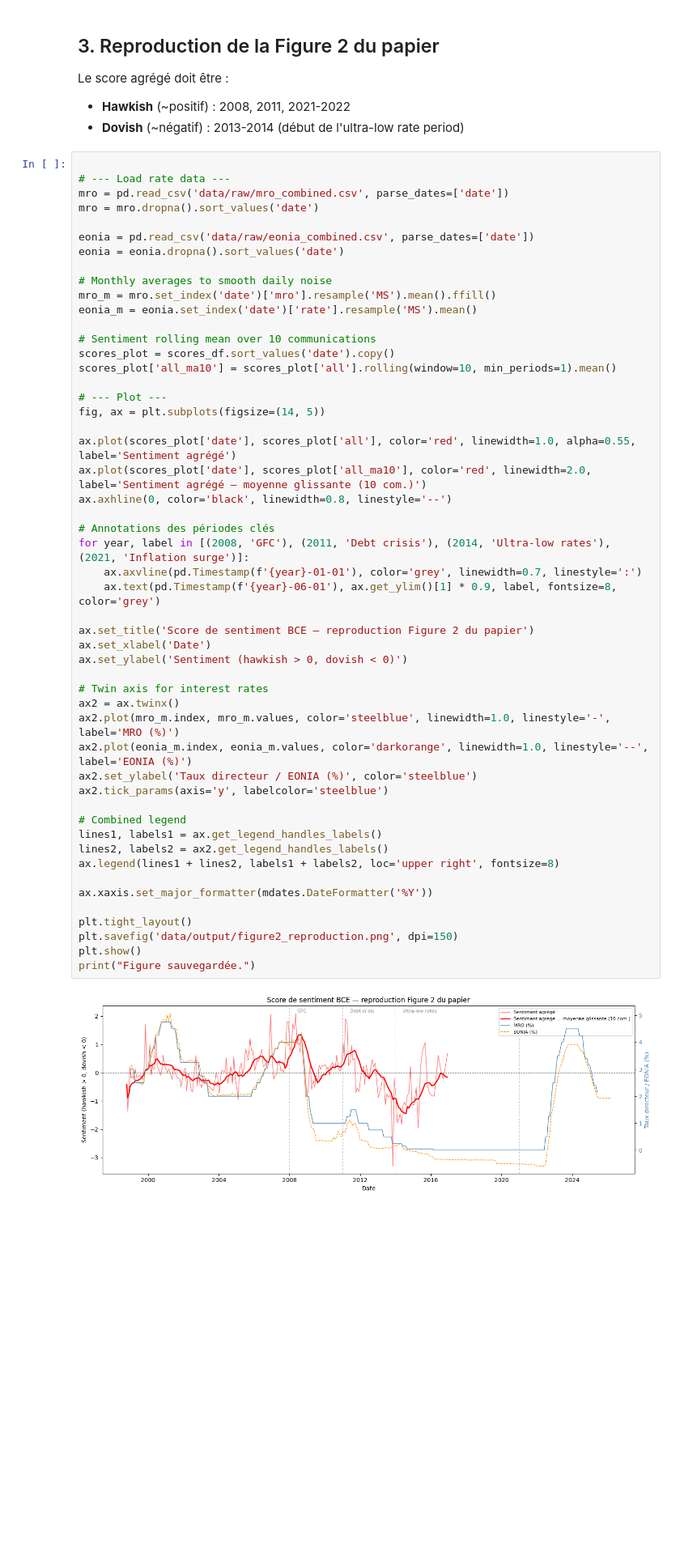
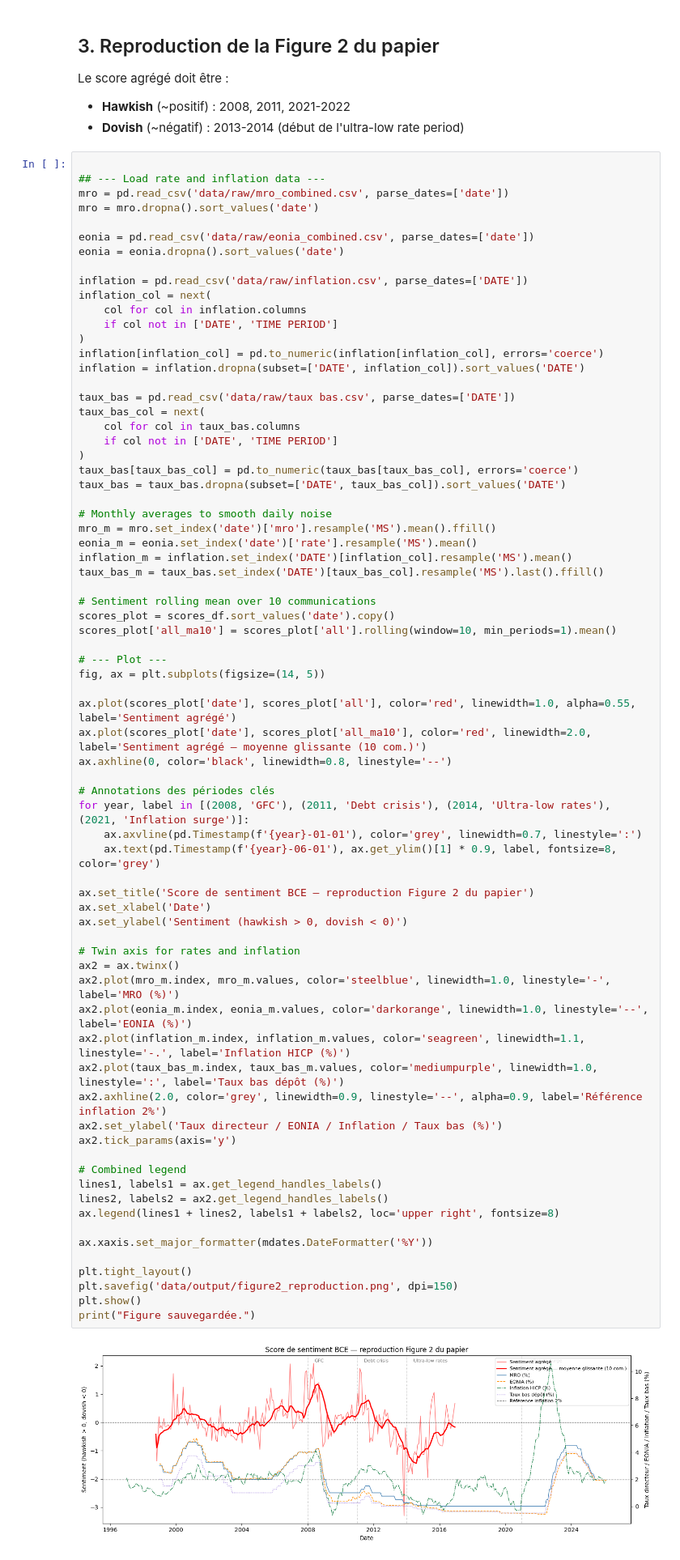
Before and after one commit to sacharsz/ecb-tone-analysis, a Jupyter notebook: notebooks/02_sentiment_validation.ipynb, the cells around one changed output. Shown at 81% size. Cells and saved outputs as stored; diff of their text form; blank space fills up the shorter version.

Commit message:
ajout de nouvelles courbes (inflation, taux bas)

```diff
--- a/notebooks/02_sentiment_validation.ipynb
+++ b/notebooks/02_sentiment_validation.ipynb
@@ -125,16 +125,34 @@ Le score agrégé doit être :
 - **Dovish** (~négatif) : 2013-2014 (début de l'ultra-low rate period)
 # %%
 
-# --- Load rate data ---
+## --- Load rate and inflation data ---
 mro = pd.read_csv('data/raw/mro_combined.csv', parse_dates=['date'])
 mro = mro.dropna().sort_values('date')
 
 eonia = pd.read_csv('data/raw/eonia_combined.csv', parse_dates=['date'])
 eonia = eonia.dropna().sort_values('date')
 
+inflation = pd.read_csv('data/raw/inflation.csv', parse_dates=['DATE'])
+inflation_col = next(
+    col for col in inflation.columns
+    if col not in ['DATE', 'TIME PERIOD']
+)
+inflation[inflation_col] = pd.to_numeric(inflation[inflation_col], errors='coerce')
+inflation = inflation.dropna(subset=['DATE', inflation_col]).sort_values('DATE')
+
+taux_bas = pd.read_csv('data/raw/taux bas.csv', parse_dates=['DATE'])
+taux_bas_col = next(
+    col for col in taux_bas.columns
+    if col not in ['DATE', 'TIME PERIOD']
+)
+taux_bas[taux_bas_col] = pd.to_numeric(taux_bas[taux_bas_col], errors='coerce')
+taux_bas = taux_bas.dropna(subset=['DATE', taux_bas_col]).sort_values('DATE')
+
 # Monthly averages to smooth daily noise
 mro_m = mro.set_index('date')['mro'].resample('MS').mean().ffill()
 eonia_m = eonia.set_index('date')['rate'].resample('MS').mean()
+inflation_m = inflation.set_index('DATE')[inflation_col].resample('MS').mean()
+taux_bas_m = taux_bas.set_index('DATE')[taux_bas_col].resample('MS').last().ffill()
 
 # Sentiment rolling mean over 10 communications
 scores_plot = scores_df.sort_values('date').copy()
@@ -145,37 +163,40 @@ fig, ax = plt.subplots(figsize=(14, 5))
 
 ax.plot(scores_plot['date'], scores_plot['all'], color='red', linewidth=1.0, alpha=0.55, label='Sentiment agrégé')
 ax.plot(scores_plot['date'], scores_plot['all_ma10'], color='red', linewidth=2.0, label='Sentiment agrégé — moyenne glissante (10 com.)')
 ax.axhline(0, color='black', linewidth=0.8, linestyle='--')
 
 # Annotations des périodes clés
 for year, label in [(2008, 'GFC'), (2011, 'Debt crisis'), (2014, 'Ultra-low rates'), (2021, 'Inflation surge')]:
     ax.axvline(pd.Timestamp(f'{year}-01-01'), color='grey', linewidth=0.7, linestyle=':')
     ax.text(pd.Timestamp(f'{year}-06-01'), ax.get_ylim()[1] * 0.9, label, fontsize=8, color='grey')
 
 ax.set_title('Score de sentiment BCE — reproduction Figure 2 du papier')
 ax.set_xlabel('Date')
 ax.set_ylabel('Sentiment (hawkish > 0, dovish < 0)')
 
-# Twin axis for interest rates
+# Twin axis for rates and inflation
 ax2 = ax.twinx()
 ax2.plot(mro_m.index, mro_m.values, color='steelblue', linewidth=1.0, linestyle='-', label='MRO (%)')
 ax2.plot(eonia_m.index, eonia_m.values, color='darkorange', linewidth=1.0, linestyle='--', label='EONIA (%)')
-ax2.set_ylabel('Taux directeur / EONIA (%)', color='steelblue')
-ax2.tick_params(axis='y', labelcolor='steelblue')
+ax2.plot(inflation_m.index, inflation_m.values, color='seagreen', linewidth=1.1, linestyle='-.', label='Inflation HICP (%)')
+ax2.plot(taux_bas_m.index, taux_bas_m.values, color='mediumpurple', linewidth=1.0, linestyle=':', label='Taux bas dépôt (%)')
+ax2.axhline(2.0, color='grey', linewidth=0.9, linestyle='--', alpha=0.9, label='Référence inflation 2%')
+ax2.set_ylabel('Taux directeur / EONIA / Inflation / Taux bas (%)')
+ax2.tick_params(axis='y')
 
 # Combined legend
 lines1, labels1 = ax.get_legend_handles_labels()
 lines2, labels2 = ax2.get_legend_handles_labels()
 ax.legend(lines1 + lines2, labels1 + labels2, loc='upper right', fontsize=8)
 
 ax.xaxis.set_major_formatter(mdates.DateFormatter('%Y'))
 
 plt.tight_layout()
 plt.savefig('data/output/figure2_reproduction.png', dpi=150)
 plt.show()
 print("Figure sauvegardée.")
 # %% [output]
-[figure, old version]
+[figure, new version]
 Figure sauvegardée.
 # %%
 from pathlib import Path
```
Also changed, not shown: 3 other files.
